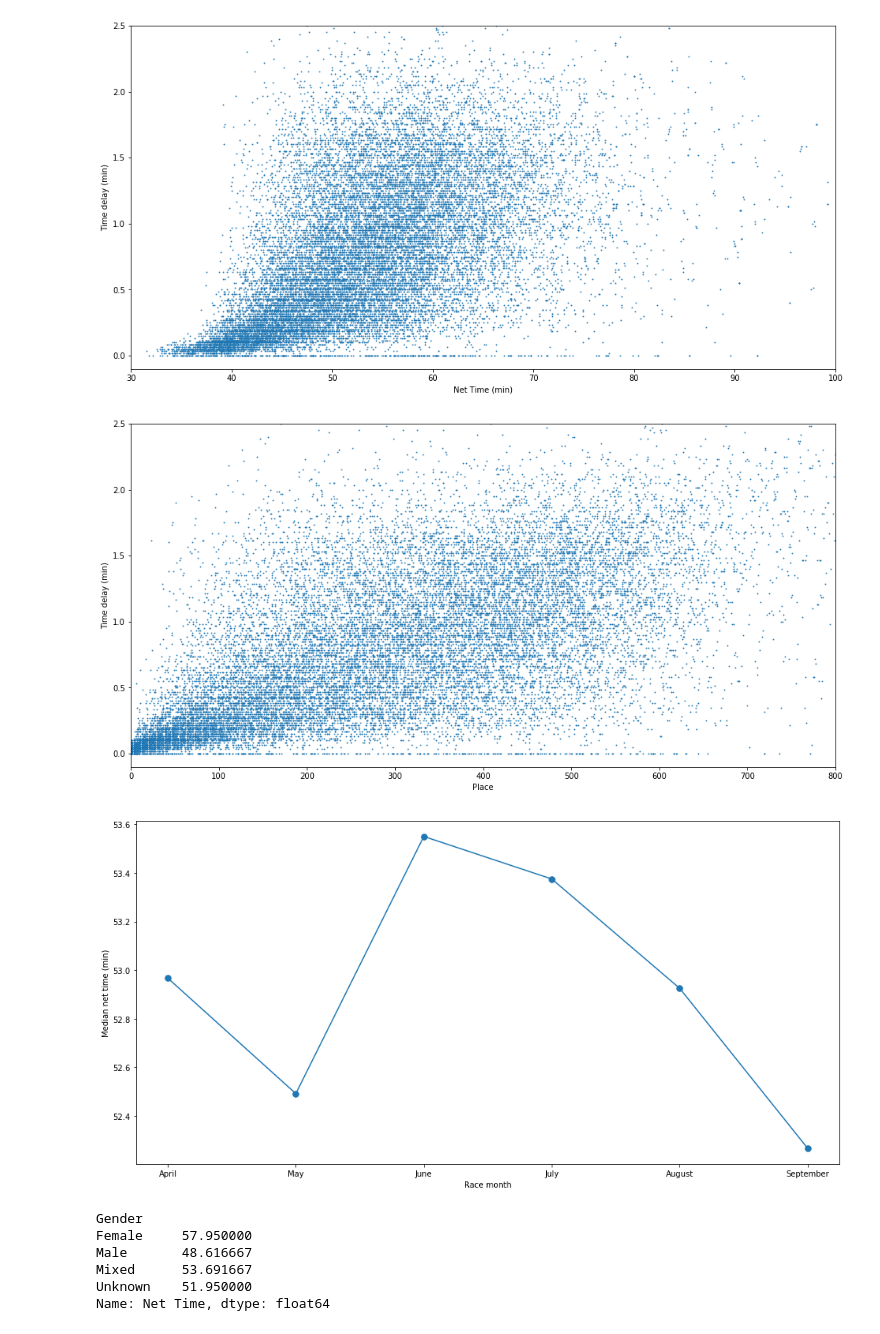
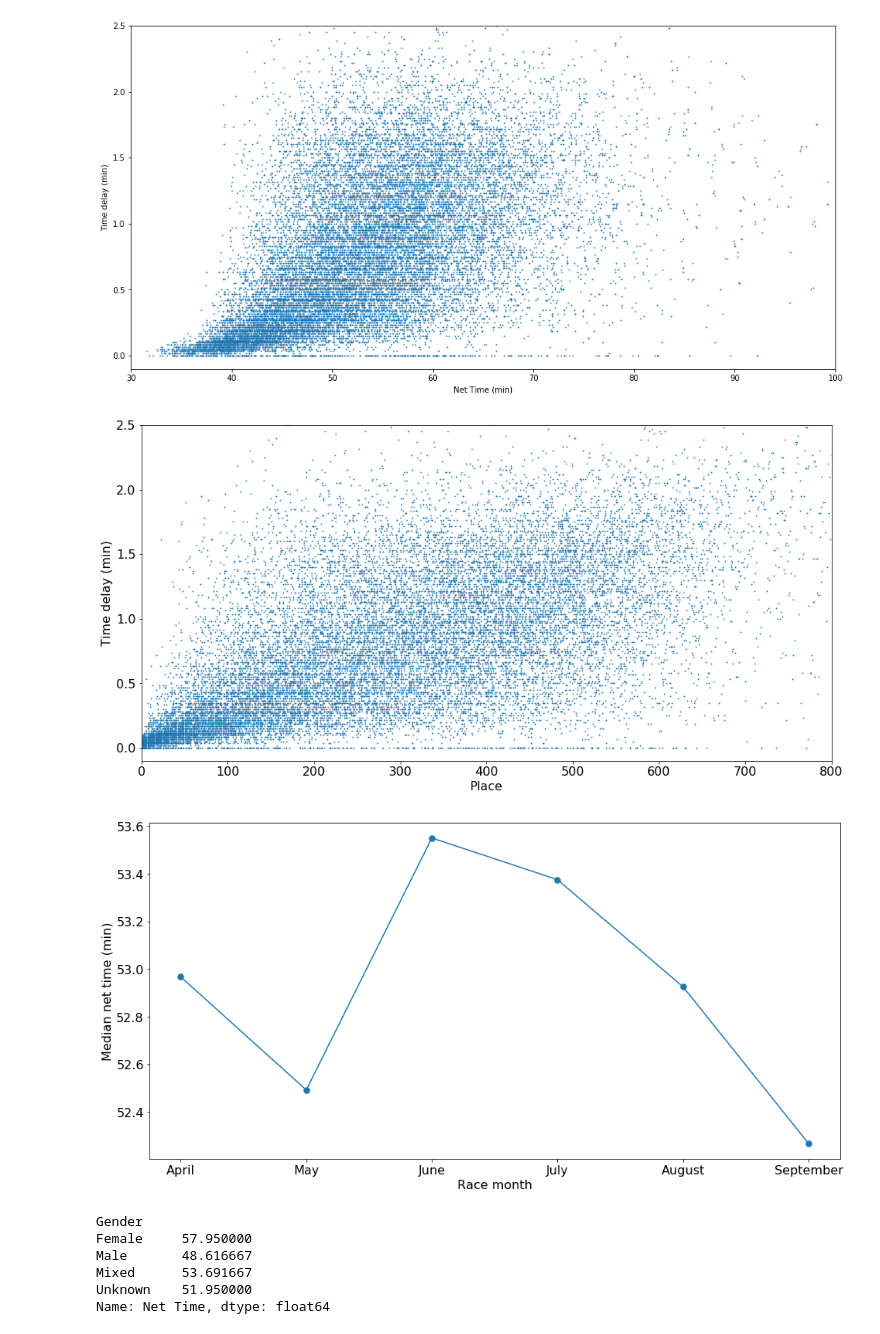
Before and after one commit to CDonnerer/regents-races, a Jupyter notebook: race_analysis.ipynb, the cells around one changed output. Cells and saved outputs as stored; diff of their text form; code cells hidden in the pictures.

```diff
--- a/race_analysis.ipynb
+++ b/race_analysis.ipynb
@@ -120,16 +120,18 @@ plt.xlim([30,100])
 (30, 100)
 [figure]
 # %%
+plt.rcParams.update({'font.size': 16})
+
 plt.figure(figsize=(16,8))
 plt.scatter(df2['Place'],df2['Gun Time']-df2['Net Time'],marker='.',s=3)
 plt.xlabel('Place')
 plt.ylabel('Time delay (min)')
 plt.ylim([-.1,2.5])
 plt.xlim([0,800])
 
-plt.savefig('plots/Delay_by_place.png')
+plt.savefig('plots/delay_by_place.png')
 # %% [output]
-[figure, old version]
+[figure, new version]
 # %%
 fig, ax = plt.subplots(figsize=(16,8))
 
@@ -141,7 +143,7 @@ labels = ['','April','May','June','July','August','September']
 ax.set_xticklabels(labels)
 plt.savefig('plots/time_seasonality.png')
 # %% [output]
-[figure, old version]
+[figure, new version]
 # %%
 df2.groupby('Gender')['Net Time'].median()
 # %% [output]
```
Also changed, not shown: parts of 3 cells of this notebook, 6 other files.
